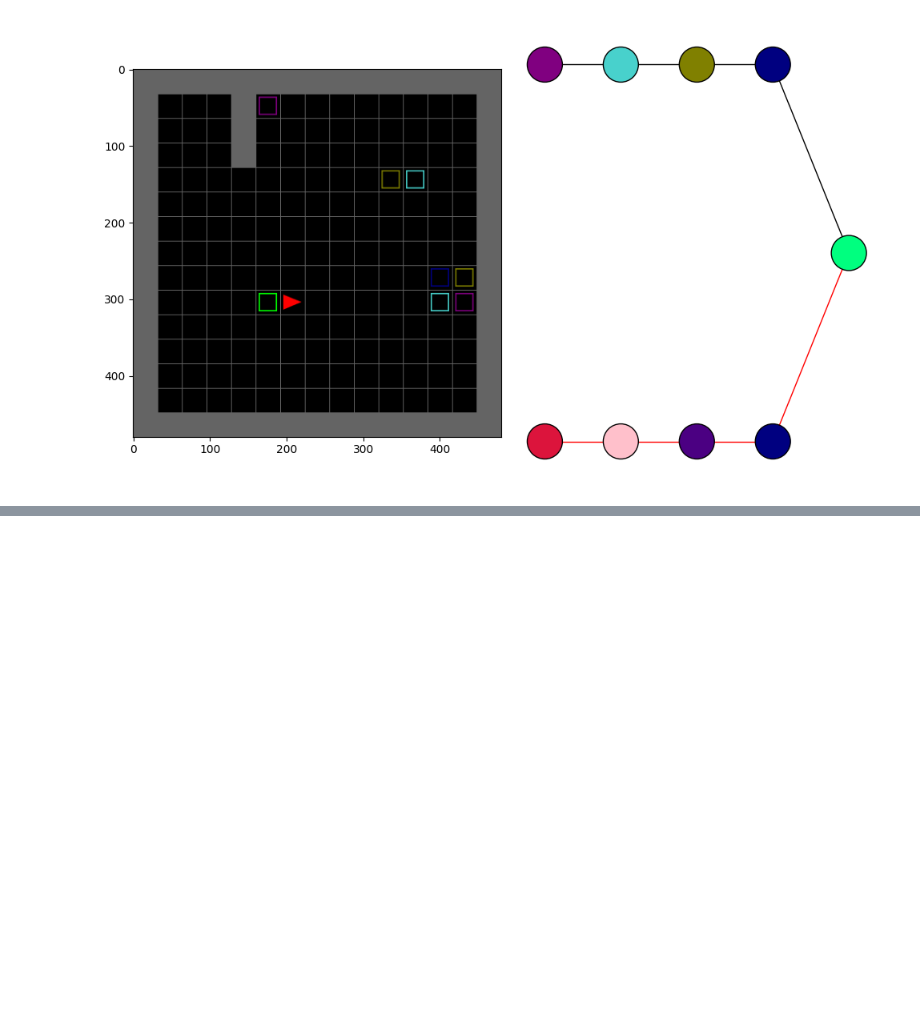
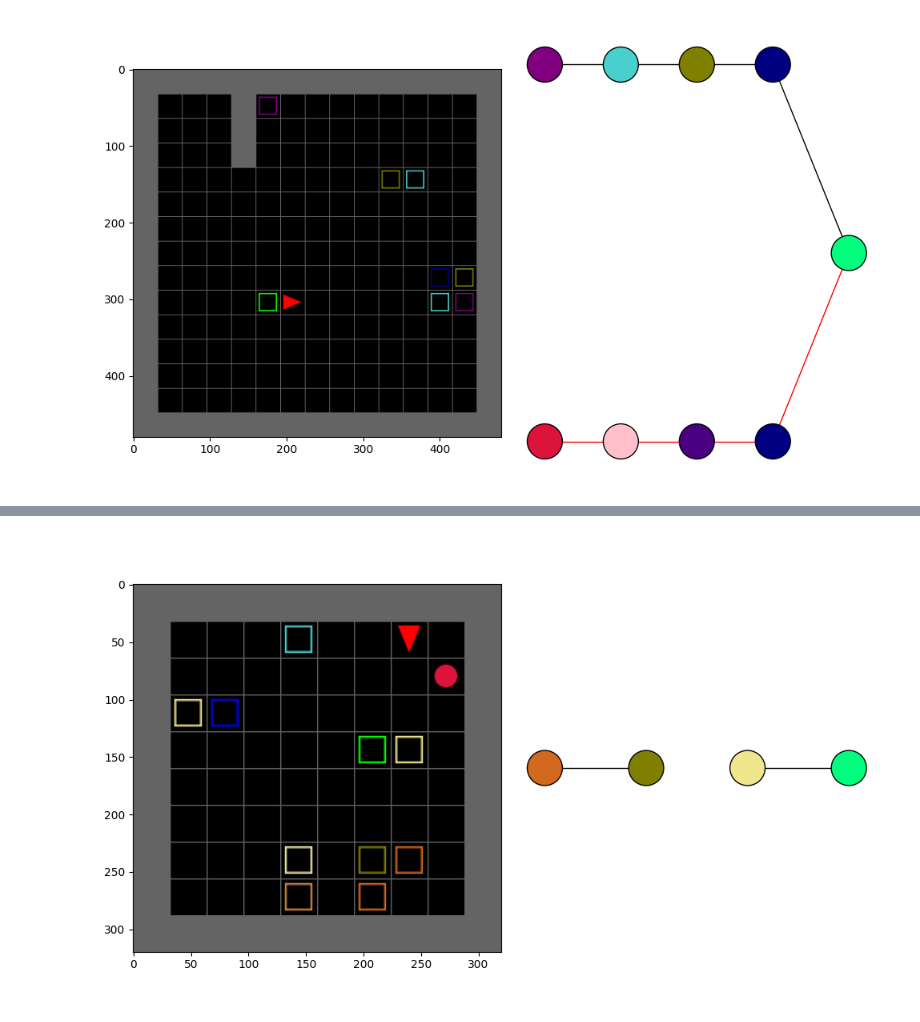
Before and after one commit to aryangarg794/sparse-ood-generalization, a Jupyter notebook: notebooks/box_world_test.ipynb, the cells around one changed output, grey strips where cells are left out. Saved outputs shown, nothing was run; the diff lists cells and outputs as text; code cells hidden in the pictures; blank space fills up the shorter version.

```diff
--- a/notebooks/box_world_test.ipynb
+++ b/notebooks/box_world_test.ipynb
@@ -250,0 +252,10 @@ img = env.get_wrapper_attr('render_graph')()
+# %%
+size = 10
+env = make_env(unsolvable_prob=1.0, size=size, num_pairs=-1, num_paths=1, num_distractors=4)
+
+obs, _ = env.reset()
+img = env.render()
+
+img = env.get_wrapper_attr('render_graph')()
+# %% [output]
+[figure, added]
```
Also changed, not shown: parts of 3 cells of this notebook, 21 other files.
